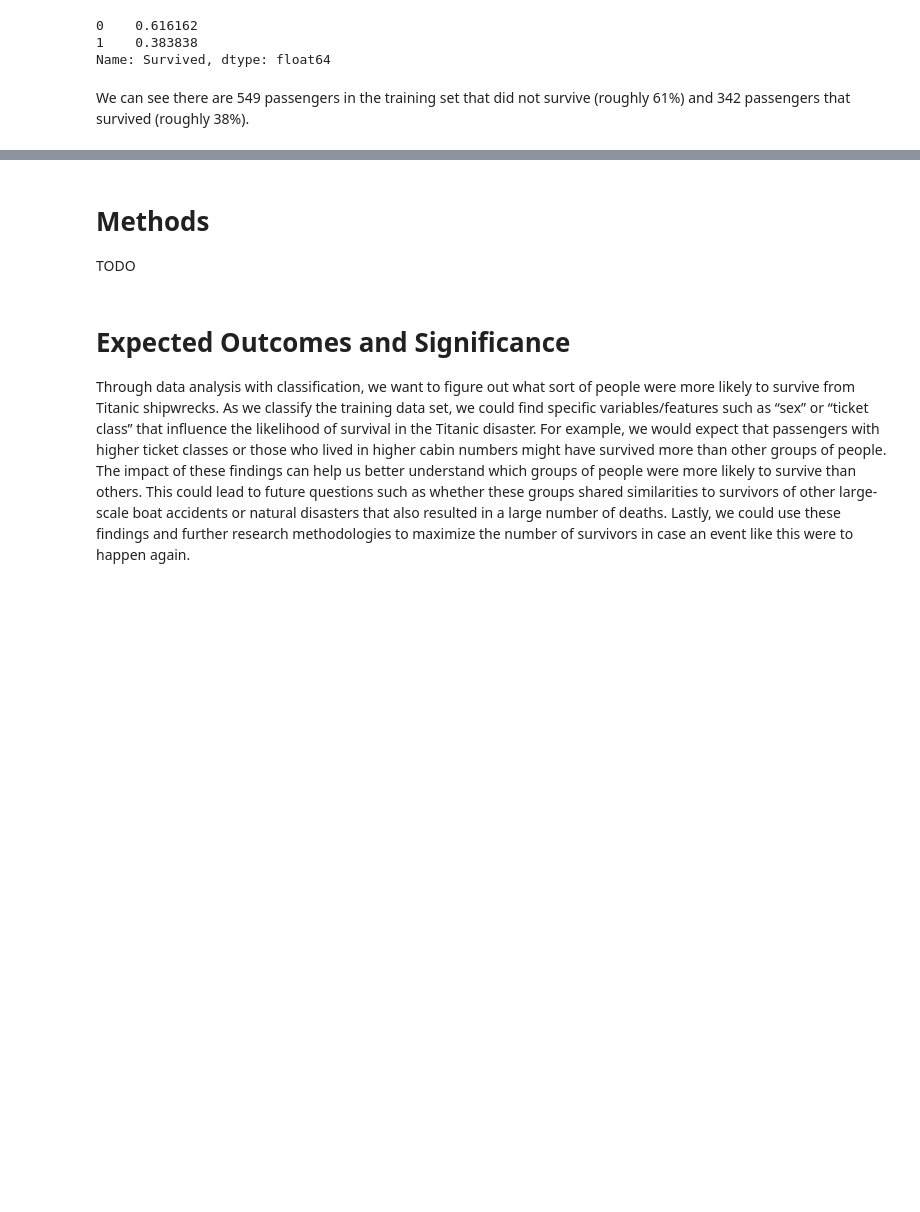
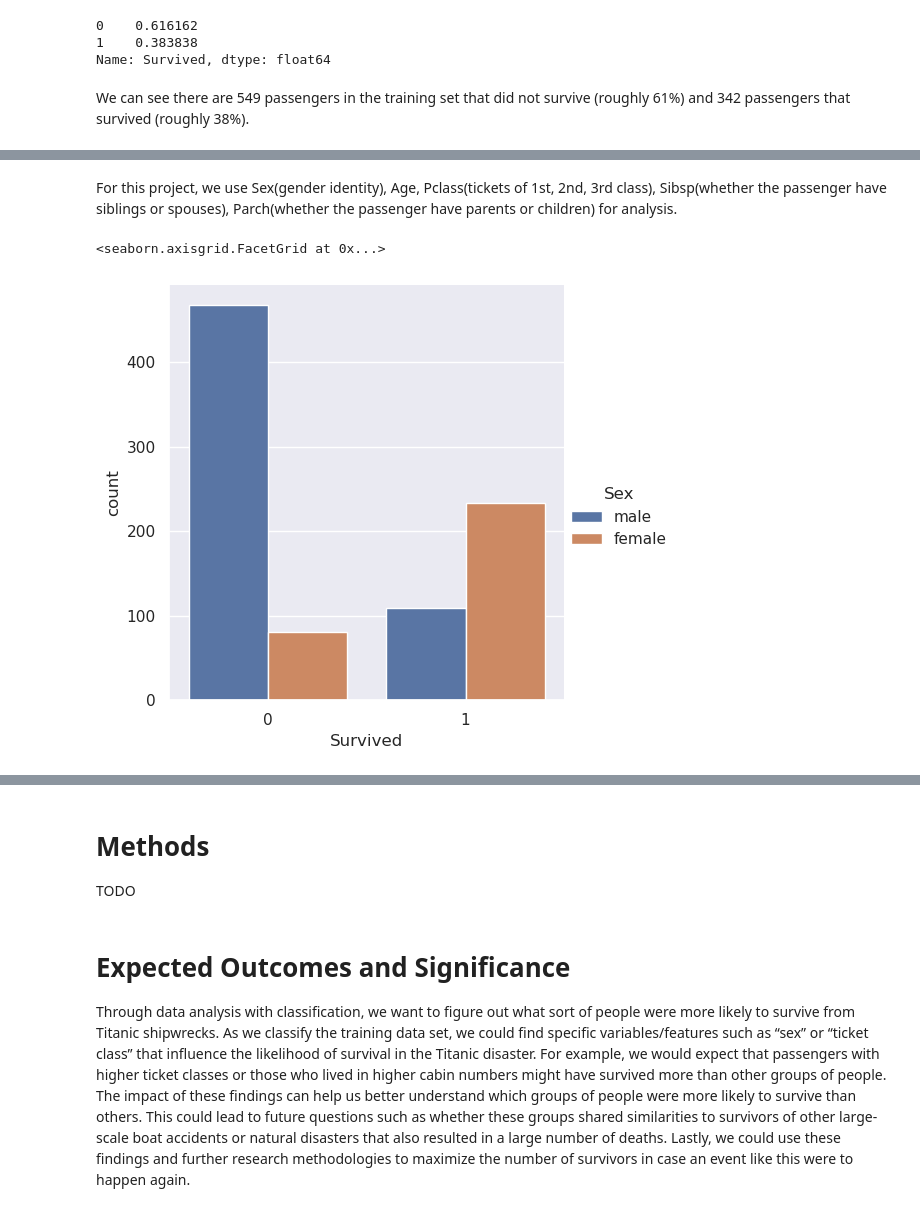
Before and after one commit to ericrkuo/dsci-100-group-12, a Jupyter notebook: proposal.ipynb, the cells around one changed output, grey strips where cells are left out. Cells and saved outputs as stored; diff of their text form; code cells hidden in the pictures; blank space fills up the shorter version.

```diff
--- a/proposal.ipynb
+++ b/proposal.ipynb
@@ -136,0 +167,3 @@ TODO
+# %%
+training_data_selected = training_data[training_data["Age"] != "NULL"].loc[:,["Survived","Sex","Pclass","Age","SibSp","Parch"]]
+training_data_selected
@@ -136,0 +184,9 @@ TODO
+# %% [markdown]
+For this project, we use Sex(gender identity), Age, Pclass(tickets of 1st, 2nd, 3rd class), Sibsp(whether the passenger have siblings or spouses), Parch(whether the passenger have parents or children) for analysis.
+# %%
+import seaborn as sns
+sns.set()
+sns.catplot(x = 'Survived', data = training_data_selected, kind = 'count', hue = 'Sex')
+# %% [output]
+<seaborn.axisgrid.FacetGrid at 0x...>
+[figure, added]
```
Also changed, not shown: parts of 8 cells of this notebook.
